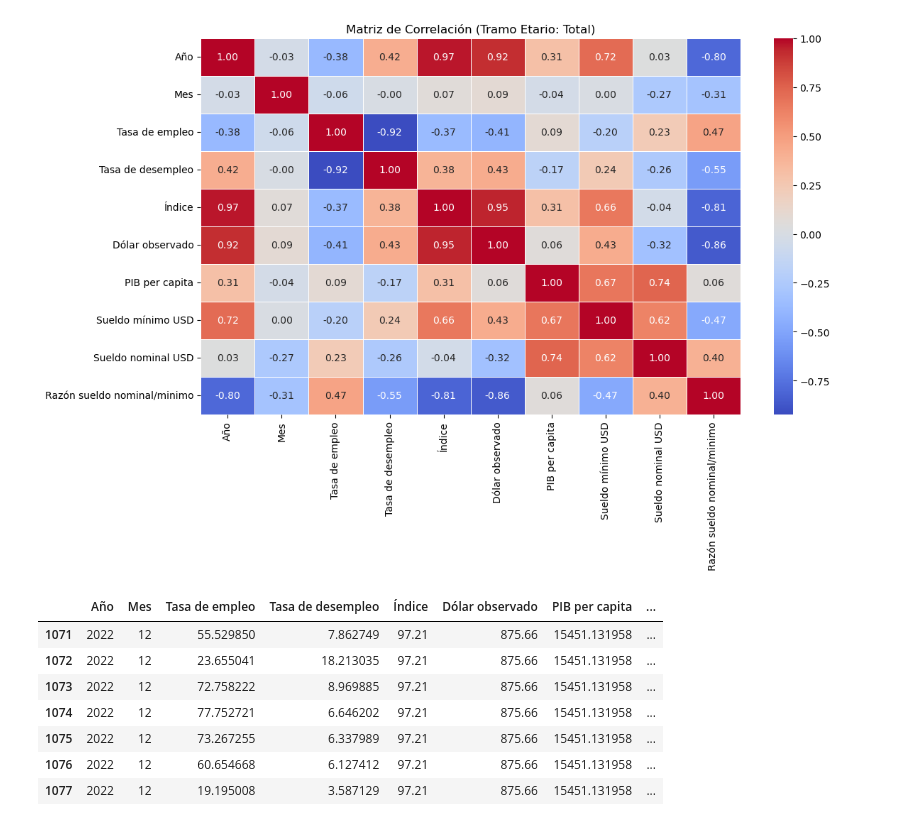
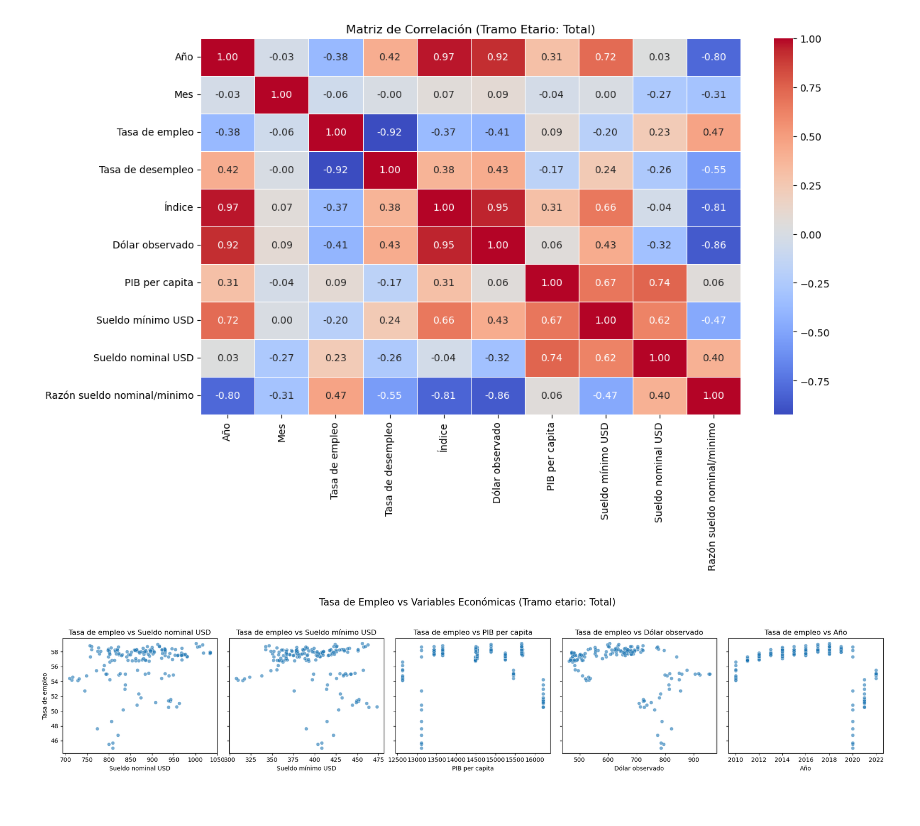
Before and after one commit to Martinosky/Proyecto_Mineria, a Jupyter notebook: Proyecto.ipynb, the cells around one changed output. Cells and saved outputs as stored; diff of their text form; code cells hidden in the pictures.

```diff
--- a/Proyecto.ipynb
+++ b/Proyecto.ipynb
@@ -163,13 +163,32 @@ plt.show()
 # %% [output]
 [figure]
 # %%
-df_encoded.tail(7)
+df_total = df_encoded[df_encoded["Tramo etario_Total"] == 1]
+
+# Columnas de interés
+x_vars = [
+    "Sueldo nominal USD",
+    "Sueldo mínimo USD",
+    "PIB per capita",
+    "Dólar observado",
+    "Año"
+]
+y_var = "Tasa de empleo"
+
+# Eliminar valores faltantes
+df_plot = df_total[[y_var] + x_vars].dropna()
+
+# Crear una fila de subplots
+fig, axes = plt.subplots(1, len(x_vars), figsize=(20, 4), sharey=True)
+
+# Crear un scatterplot por variable
+for i, var in enumerate(x_vars):
+    sns.scatterplot(data=df_plot, x=var, y=y_var, ax=axes[i], alpha=0.6)
+    axes[i].set_title(f"{y_var} vs {var}")
+
+# Ajustar presentación
+plt.suptitle("Tasa de Empleo vs Variables Económicas (Tramo etario: Total)", fontsize=16, y=1.05)
+plt.tight_layout()
+plt.show()
 # %% [output]
-|  | Año | Mes | Tasa de empleo | Tasa de desempleo | Índice | Dólar observado | PIB per capita | ... |
-| 1071 | 2022 | 12 | 55.529850 | 7.862749 | 97.21 | 875.66 | 15451.131958 | ... |
-| 1072 | 2022 | 12 | 23.655041 | 18.213035 | 97.21 | 875.66 | 15451.131958 | ... |
-| 1073 | 2022 | 12 | 72.758222 | 8.969885 | 97.21 | 875.66 | 15451.131958 | ... |
-| 1074 | 2022 | 12 | 77.752721 | 6.646202 | 97.21 | 875.66 | 15451.131958 | ... |
-| 1075 | 2022 | 12 | 73.267255 | 6.337989 | 97.21 | 875.66 | 15451.131958 | ... |
-| 1076 | 2022 | 12 | 60.654668 | 6.127412 | 97.21 | 875.66 | 15451.131958 | ... |
-| 1077 | 2022 | 12 | 19.195008 | 3.587129 | 97.21 | 875.66 | 15451.131958 | ... |
+[figure, added]
```
Also changed, not shown: parts of 1 cell of this notebook.
